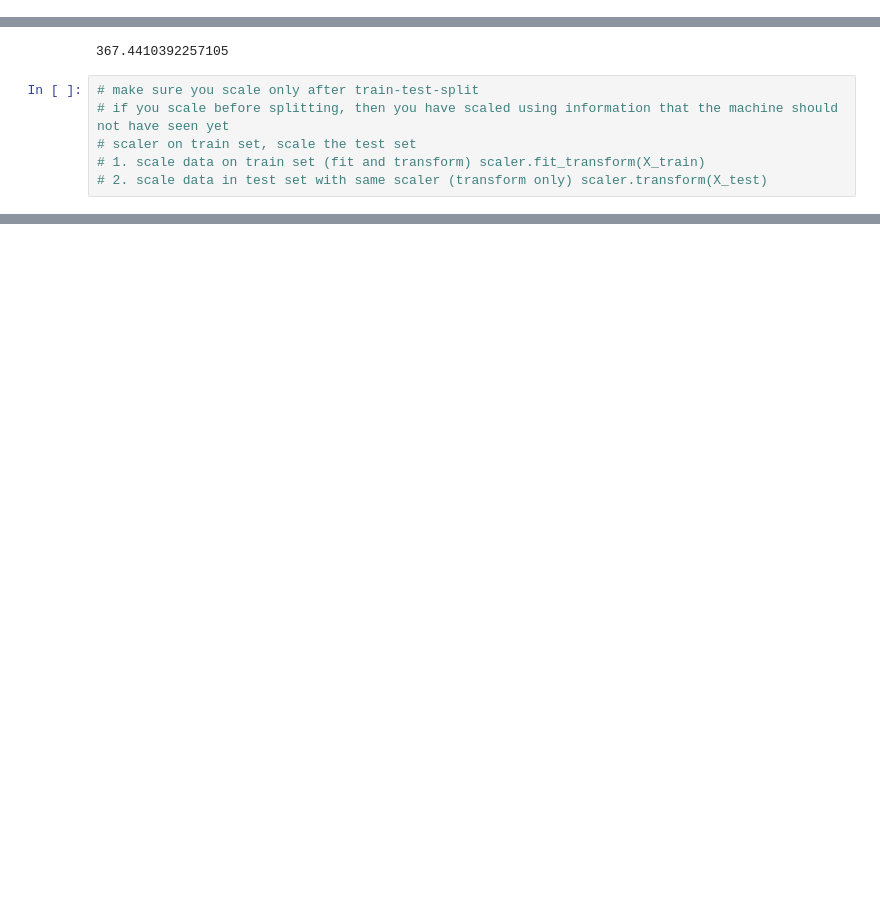
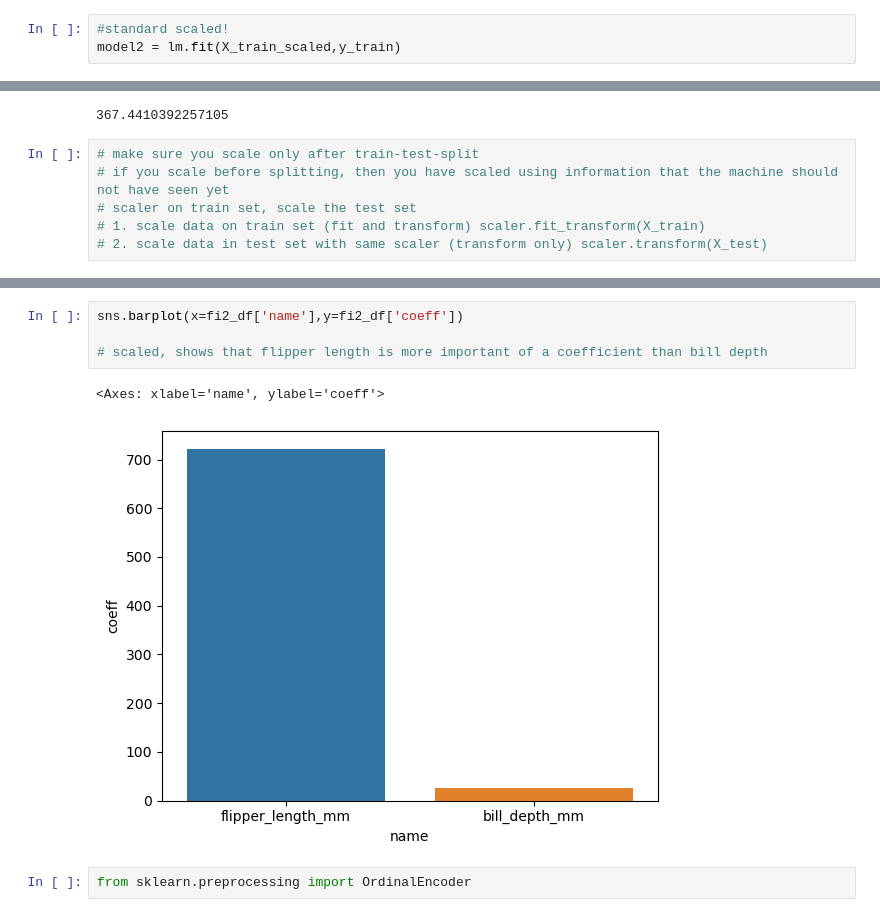
Before and after one commit to goldenrod-asters/labs-week-4, a Jupyter notebook: Linear_Reg_Example.ipynb, the cells around one changed output, grey strips where cells are left out. Cells and saved outputs as stored; diff of their text form; blank space fills up the shorter version.

```diff
--- a/Linear_Reg_Example.ipynb
+++ b/Linear_Reg_Example.ipynb
@@ -74,6 +80,9 @@ from sklearn.linear_model import LinearRegression
 # %%
 lm = LinearRegression()
 model = lm.fit(X_train,y_train)
+# %%
+#standard scaled!
+model2 = lm.fit(X_train_scaled,y_train)
 # %%
 model.coef_
 # coefficient/slope attributes of X_train,
@@ -208,0 +358,9 @@ rmse # same as above! : )
+# %%
+sns.barplot(x=fi2_df['name'],y=fi2_df['coeff'])
+
+# scaled, shows that flipper length is more important of a coefficient than bill depth
+# %% [output]
+<Axes: xlabel='name', ylabel='coeff'>
+[figure, added]
+# %%
+from sklearn.preprocessing import OrdinalEncoder
```
Also changed, not shown: parts of 19 cells of this notebook, 2 other files.
